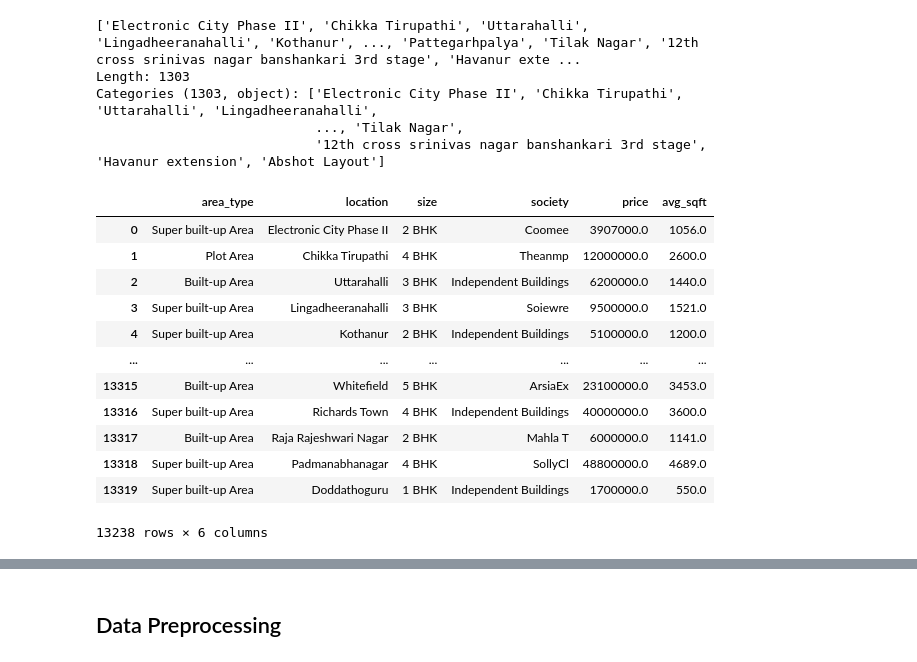
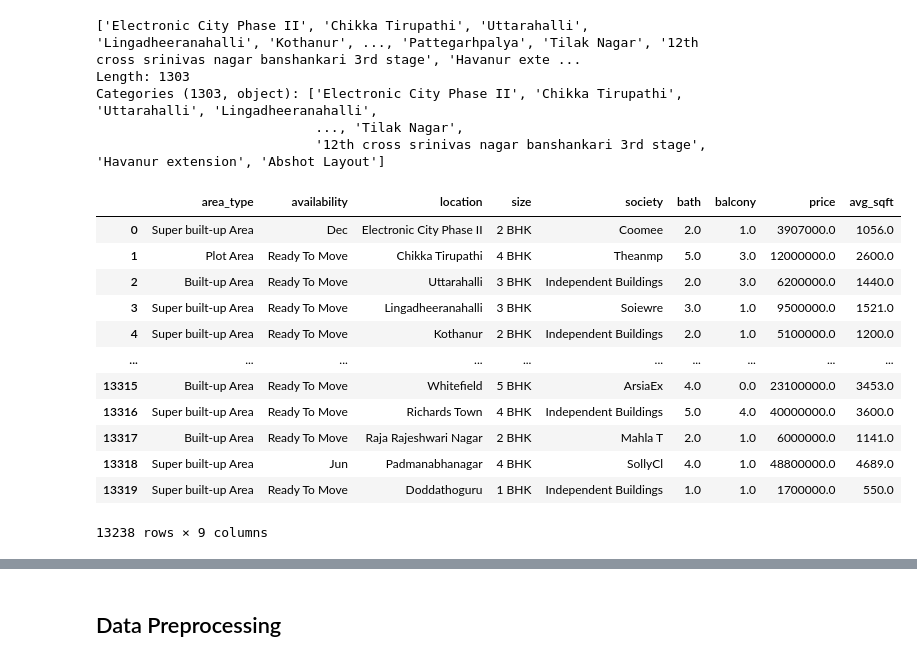
Before and after one commit to mukesh527/HousePrice-Prediction, a Jupyter notebook: Bangalore House price prediction.ipynb, the cells around one changed output, grey strips where cells are left out. Cells and saved outputs as stored; diff of their text form; code cells hidden in the pictures.

```diff
--- a/Bangalore House price prediction.ipynb
+++ b/Bangalore House price prediction.ipynb
@@ -315,6 +326,9 @@ balcony         category
 price            float64
 avg_sqft         float64
 dtype: object
+# %%
+#train['area_type']=train['area_type'].replace(['Super built-up  Area'],'Built-up Area')
+train['area_type']=train['area_type'].replace(['Built-up Area'],'Built-up  Area')
 # %%
 train['area_type'].value_counts()
 # %% [output]
@@ -337,22 +351,22 @@ Categories (1303, object): ['Electronic City Phase II', 'Chikka Tirupathi', 'Utt
                             ..., 'Tilak Nagar',
                             '12th cross srinivas nagar banshankari 3rd stage', 'Havanur extension', 'Abshot Layout']
 # %%
-train.drop('balcony',axis=1,inplace=True)
-train.drop('availability',axis=1,inplace=True)
-train.drop('bath',axis=1,inplace=True)
+# train.drop('balcony',axis=1,inplace=True)
+# train.drop('availability',axis=1,inplace=True)
+# train.drop('bath',axis=1,inplace=True)
 train['price']=train['price']*100000
 train
 # %% [output]
-|  | area_type | location | size | society | price | avg_sqft |
-| 0 | Super built-up Area | Electronic City Phase II | 2 BHK | Coomee | 3907000.0 | 1056.0 |
-| 1 | Plot Area | Chikka Tirupathi | 4 BHK | Theanmp | 12000000.0 | 2600.0 |
-| 2 | Built-up Area | Uttarahalli | 3 BHK | Independent Buildings | 6200000.0 | 1440.0 |
-| 3 | Super built-up Area | Lingadheeranahalli | 3 BHK | Soiewre | 9500000.0 | 1521.0 |
-| 4 | Super built-up Area | Kothanur | 2 BHK | Independent Buildings | 5100000.0 | 1200.0 |
-| ... | ... | ... | ... | ... | ... | ... |
-| 13315 | Built-up Area | Whitefield | 5 BHK | ArsiaEx | 23100000.0 | 3453.0 |
-| 13316 | Super built-up Area | Richards Town | 4 BHK | Independent Buildings | 40000000.0 | 3600.0 |
-| 13317 | Built-up Area | Raja Rajeshwari Nagar | 2 BHK | Mahla T | 6000000.0 | 1141.0 |
-| 13318 | Super built-up Area | Padmanabhanagar | 4 BHK | SollyCl | 48800000.0 | 4689.0 |
-| 13319 | Super built-up Area | Doddathoguru | 1 BHK | Independent Buildings | 1700000.0 | 550.0 |
+|  | area_type | availability | location | size | society | bath | balcony | price | avg_sqft |
+| 0 | Super built-up Area | Dec | Electronic City Phase II | 2 BHK | Coomee | 2.0 | 1.0 | 3907000.0 | 1056.0 |
+| 1 | Plot Area | Ready To Move | Chikka Tirupathi | 4 BHK | Theanmp | 5.0 | 3.0 | 12000000.0 | 2600.0 |
+| 2 | Built-up Area | Ready To Move | Uttarahalli | 3 BHK | Independent Buildings | 2.0 | 3.0 | 6200000.0 | 1440.0 |
+| 3 | Super built-up Area | Ready To Move | Lingadheeranahalli | 3 BHK | Soiewre | 3.0 | 1.0 | 9500000.0 | 1521.0 |
+| 4 | Super built-up Area | Ready To Move | Kothanur | 2 BHK | Independent Buildings | 2.0 | 1.0 | 5100000.0 | 1200.0 |
+| ... | ... | ... | ... | ... | ... | ... | ... | ... | ... |
+| 13315 | Built-up Area | Ready To Move | Whitefield | 5 BHK | ArsiaEx | 4.0 | 0.0 | 23100000.0 | 3453.0 |
+| 13316 | Super built-up Area | Ready To Move | Richards Town | 4 BHK | Independent Buildings | 5.0 | 4.0 | 40000000.0 | 3600.0 |
+| 13317 | Built-up Area | Ready To Move | Raja Rajeshwari Nagar | 2 BHK | Mahla T | 2.0 | 1.0 | 6000000.0 | 1141.0 |
+| 13318 | Super built-up Area | Jun | Padmanabhanagar | 4 BHK | SollyCl | 4.0 | 1.0 | 48800000.0 | 4689.0 |
+| 13319 | Super built-up Area | Ready To Move | Doddathoguru | 1 BHK | Independent Buildings | 1.0 | 1.0 | 1700000.0 | 550.0 |
-13238 rows × 6 columns
+13238 rows × 9 columns
```
Also changed, not shown: parts of 60 cells of this notebook.
